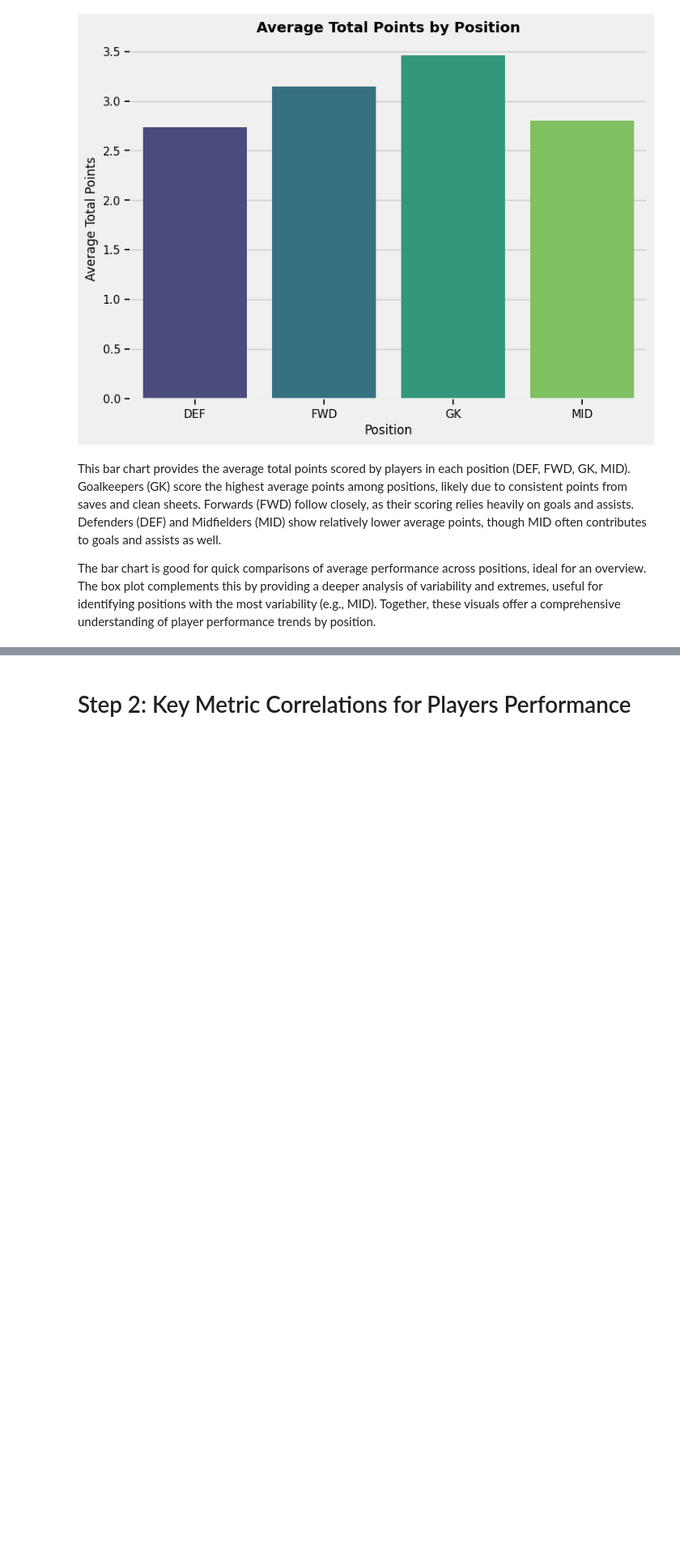
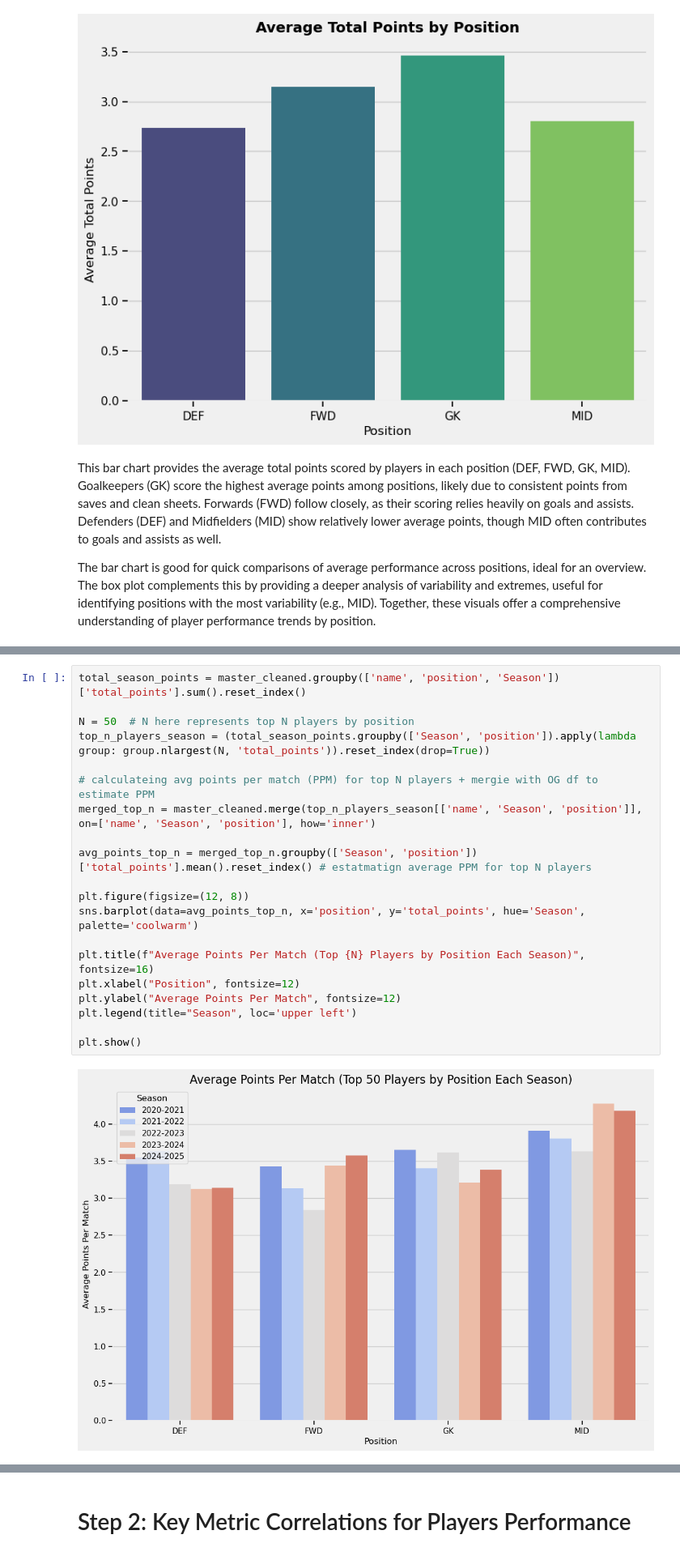
Before and after one commit to MahaFakhroo/D.R.E.A.M., a Jupyter notebook: Python Scripts/EDA_Visuals.ipynb, the cells around one changed output, grey strips where cells are left out. Shown at 81% size. Cells and saved outputs as stored; diff of their text form; blank space fills up the shorter version.

```diff
--- a/Python Scripts/EDA_Visuals.ipynb
+++ b/Python Scripts/EDA_Visuals.ipynb
@@ -532,0 +596,22 @@ The bar chart is good for quick comparisons of average performance across positi
+# %%
+total_season_points = master_cleaned.groupby(['name', 'position', 'Season'])['total_points'].sum().reset_index()
+
+N = 50  # N here represents top N players by position
+top_n_players_season = (total_season_points.groupby(['Season', 'position']).apply(lambda group: group.nlargest(N, 'total_points')).reset_index(drop=True))
+
+# calculateing avg points per match (PPM) for top N players + mergie with OG df to estimate PPM
+merged_top_n = master_cleaned.merge(top_n_players_season[['name', 'Season', 'position']], on=['name', 'Season', 'position'], how='inner')
+
+avg_points_top_n = merged_top_n.groupby(['Season', 'position'])['total_points'].mean().reset_index() # estatmatign average PPM for top N players
+
+plt.figure(figsize=(12, 8))
+sns.barplot(data=avg_points_top_n, x='position', y='total_points', hue='Season', palette='coolwarm')
+
+plt.title(f"Average Points Per Match (Top {N} Players by Position Each Season)", fontsize=16)
+plt.xlabel("Position", fontsize=12)
+plt.ylabel("Average Points Per Match", fontsize=12)
+plt.legend(title="Season", loc='upper left')
+
+plt.show()
+# %% [output]
+[figure, added]
```
Also changed, not shown: parts of 27 cells of this notebook.
